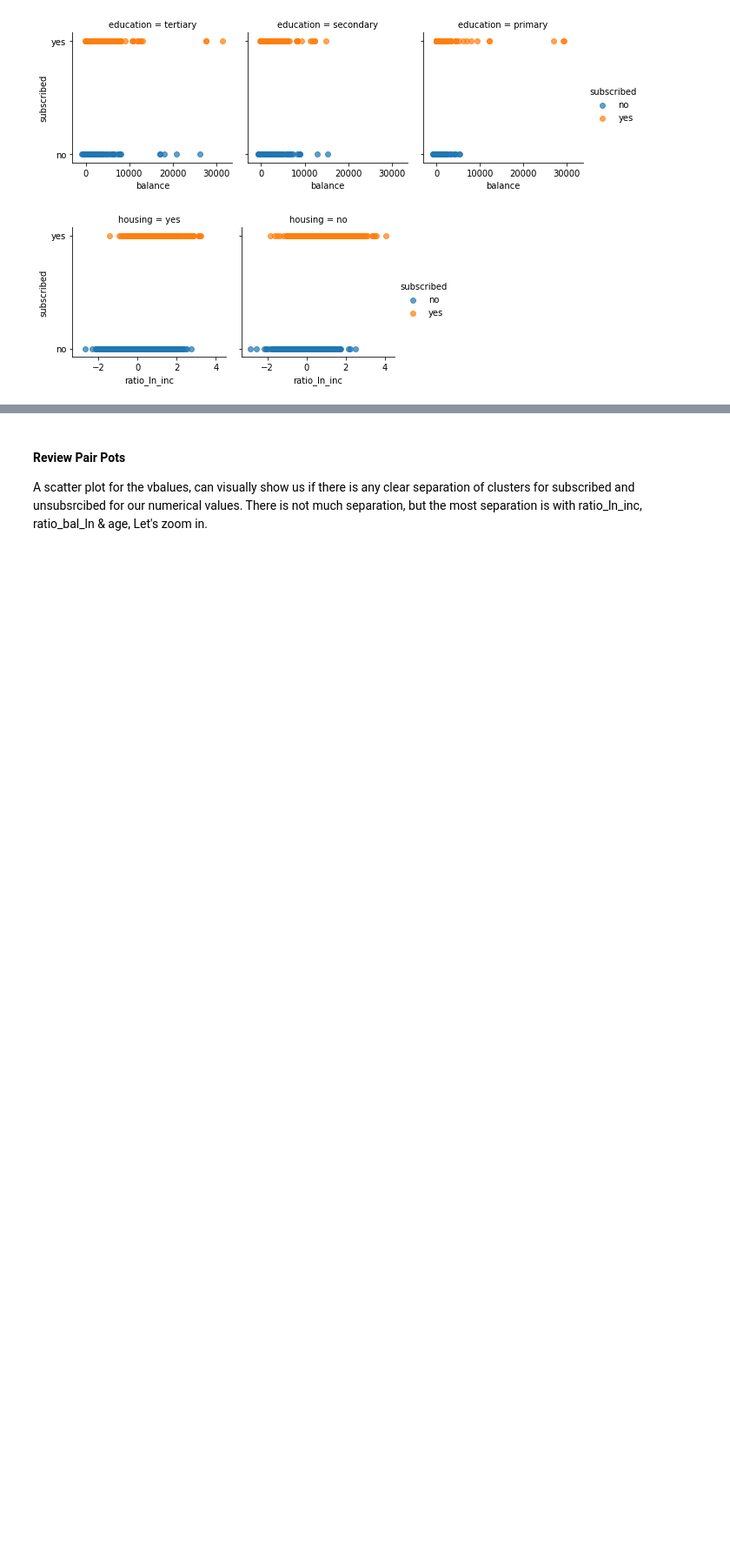
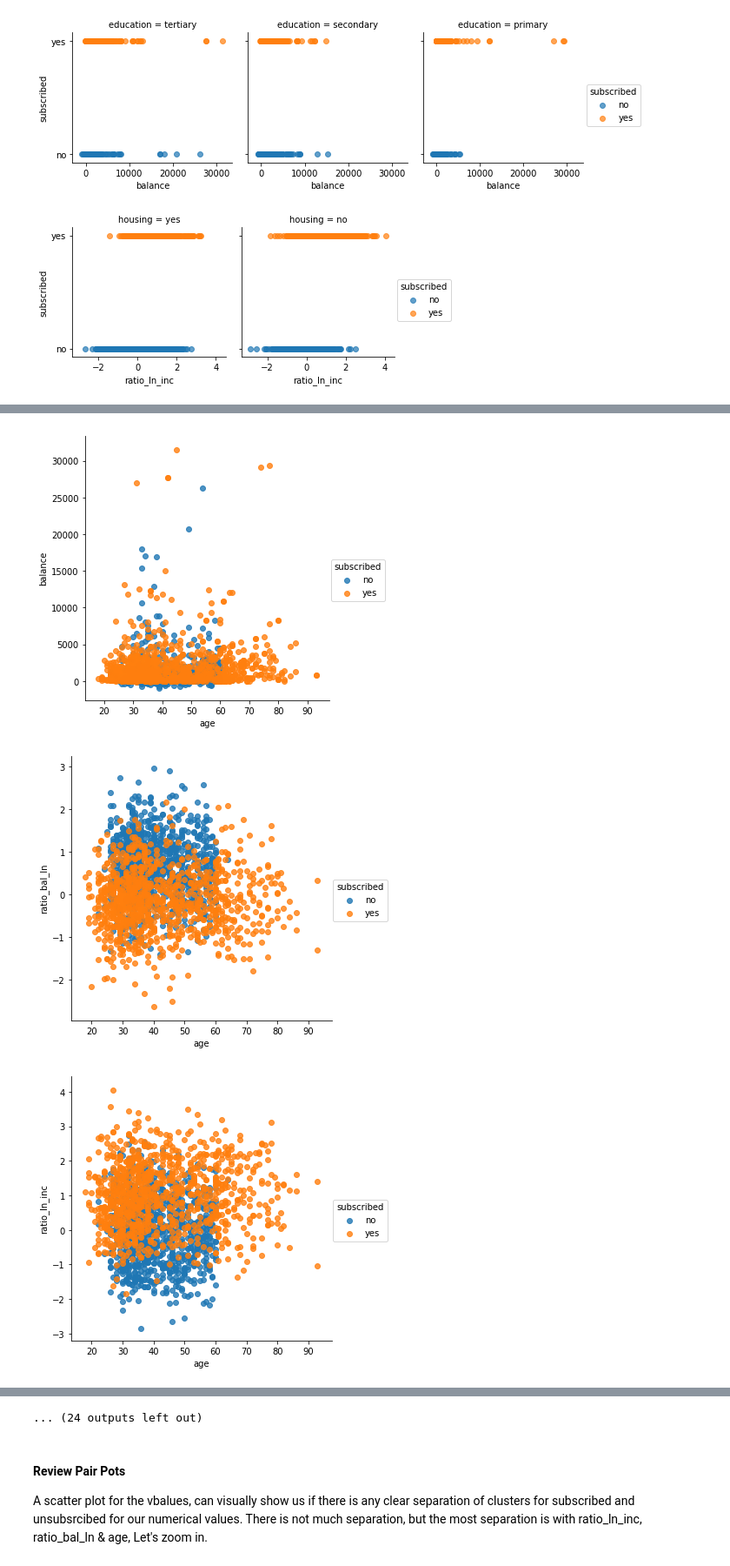
Before and after one commit to vipulpopat/MSCAI_Sem1_Etivity1, a Jupyter notebook: Etivity1.ipynb, the cells around one changed output, grey strips where cells are left out. Shown at 87% size. Cells and saved outputs as stored; diff of their text form; code cells hidden in the pictures; blank space fills up the shorter version.

```diff
--- a/Etivity1.ipynb
+++ b/Etivity1.ipynb
@@ -458,0 +459,24 @@ g.add_legend();
+# %%
+# all numerical values in names[]
+graphs = []
+i = 0
+for x in names:
+    for y in names:
+        if(x!=y):
+            this_graph = x+y
+            this_graph2 = y+x
+            if this_graph in graphs:
+                continue
+            elif this_graph2 in graphs:
+                continue
+            else:
+                i += 1
+                graphs.append(this_graph)
+                sns.lmplot(x, y, df2, hue='subscribed', fit_reg=False)
+                #fig = plt.gcf()
+                #fig.set_size_inches(15, 10)
+                plt.show()
+# %% [output]
+[figure, added]
+[figure, added]
+[figure, added]
@@ -459,3 +492,4 @@ g.add_legend();
+... (24 outputs left out)
 # %% [markdown]
 #### Review Pair Pots
 A scatter plot for the vbalues, can visually show us if there is any clear separation of clusters for subscribed and unsubsrcibed for our numerical values.
```
Also changed, not shown: parts of 8 cells of this notebook.
